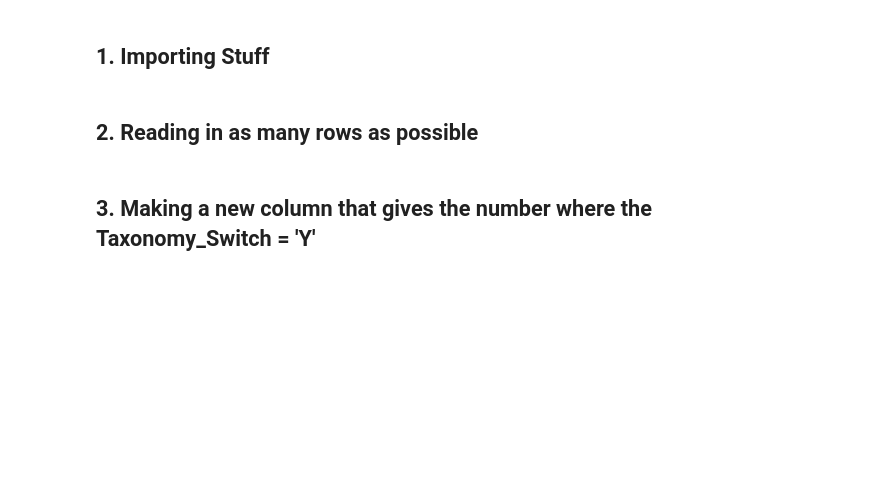
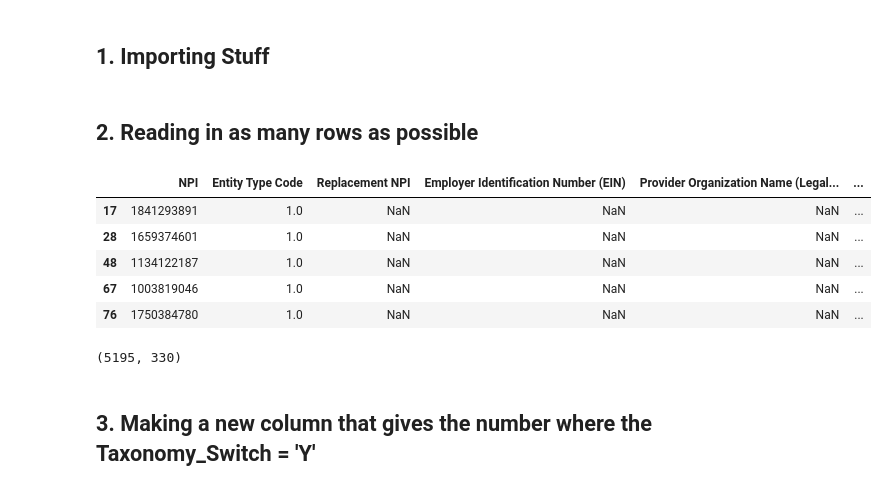
Before and after one commit to nss-data-science-cohort-4/hcbb_hop_team-saso, a Jupyter notebook: Cleaning_npidata_Taxonomy_Switch_Problem_Savannah.ipynb, the cells around one changed output. Drawn from its saved outputs; the diff is of its cells as text; code cells hidden in the pictures; blank space fills up the shorter version.

```diff
--- a/Cleaning_npidata_Taxonomy_Switch_Problem_Savannah.ipynb
+++ b/Cleaning_npidata_Taxonomy_Switch_Problem_Savannah.ipynb
@@ -20,4 +20,4 @@ warnings.filterwarnings("ignore")
 # %%
 #testing how much I can load in
 npidata = pd.read_csv('data/NPPES_Data_Dissemination_February_2021/npidata_pfile_20050523-20210207.csv',
-                          nrows = 150000)
+                          nrows = 200000)
@@ -24,3 +28,16 @@ npidata = pd.read_csv('data/NPPES_Data_Dissemination_February_2021/npidata_pfile
+# %%
+npidata.head()
+# %% [output]
+|  | NPI | Entity Type Code | Replacement NPI | Employer Identification Number (EIN) | Provider Organization Name (Legal... | ... |
+| 17 | 1841293891 | 1.0 | NaN | NaN | NaN | ... |
+| 28 | 1659374601 | 1.0 | NaN | NaN | NaN | ... |
+| 48 | 1134122187 | 1.0 | NaN | NaN | NaN | ... |
+| 67 | 1003819046 | 1.0 | NaN | NaN | NaN | ... |
+| 76 | 1750384780 | 1.0 | NaN | NaN | NaN | ... |
+# %%
+npidata.shape
+# %% [output]
+(5195, 330)
 # %% [markdown]
 ## 3. Making a new column that gives the number where the Taxonomy_Switch = 'Y'
 # %%
```
Also changed, not shown: parts of 6 cells of this notebook, 1 other file.
